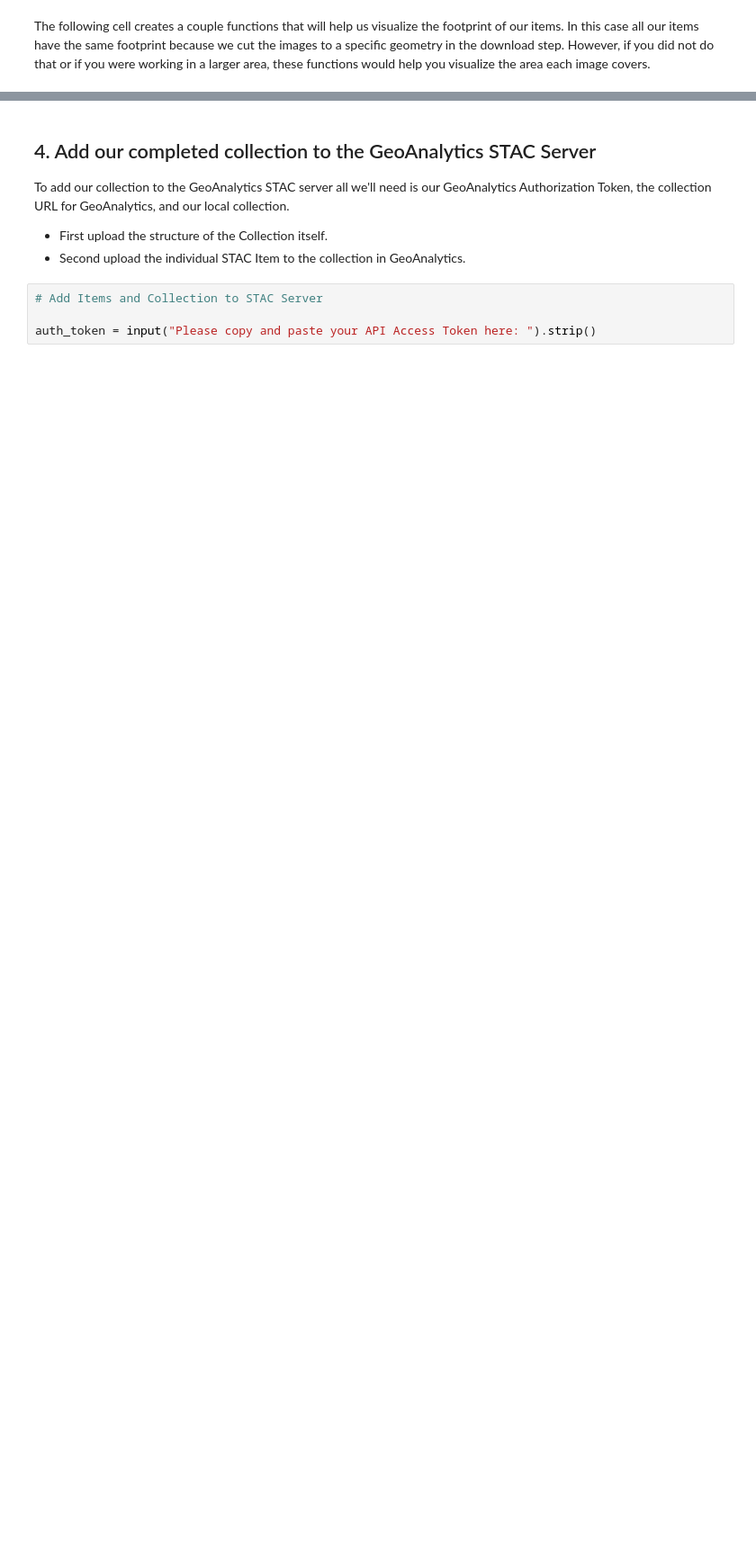
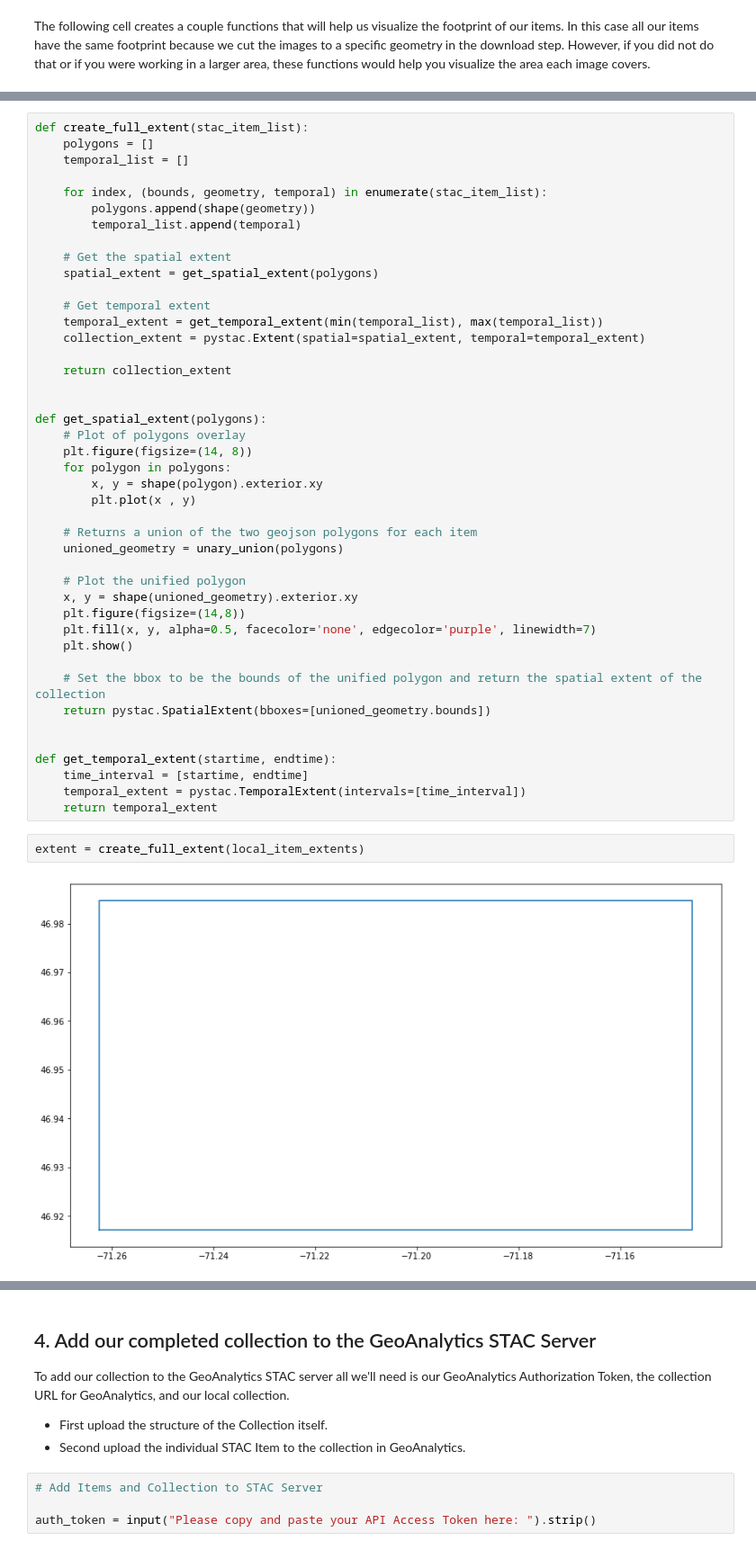
Before and after one commit to geoanalytics-ca/documentation, a Jupyter notebook: docs/3_scientific_workflows/04-add-to-stac.ipynb, the cells around one changed output, grey strips where cells are left out. Shown at 90% size. Saved outputs shown, nothing was run; the diff lists cells and outputs as text; blank space fills up the shorter version.

```diff
--- a/docs/3_scientific_workflows/04-add-to-stac.ipynb
+++ b/docs/3_scientific_workflows/04-add-to-stac.ipynb
@@ -889,0 +356,47 @@ extent = create_full_extent(dask.compute(stac_items_list)[0])
+# %%
+def create_full_extent(stac_item_list):
+    polygons = []
+    temporal_list = []
+
+    for index, (bounds, geometry, temporal) in enumerate(stac_item_list):
+        polygons.append(shape(geometry))
+        temporal_list.append(temporal)
+
+    # Get the spatial extent
+    spatial_extent = get_spatial_extent(polygons)
+
+    # Get temporal extent
+    temporal_extent = get_temporal_extent(min(temporal_list), max(temporal_list))
+    collection_extent = pystac.Extent(spatial=spatial_extent, temporal=temporal_extent)
+
+    return collection_extent
+
+
+def get_spatial_extent(polygons):
+    # Plot of polygons overlay
+    plt.figure(figsize=(14, 8))
+    for polygon in polygons:
+        x, y = shape(polygon).exterior.xy
+        plt.plot(x , y)
+
+    # Returns a union of the two geojson polygons for each item
+    unioned_geometry = unary_union(polygons)
+
+    # Plot the unified polygon
+    x, y = shape(unioned_geometry).exterior.xy
+    plt.figure(figsize=(14,8))
+    plt.fill(x, y, alpha=0.5, facecolor='none', edgecolor='purple', linewidth=7)
+    plt.show()
+
+    # Set the bbox to be the bounds of the unified polygon and return the spatial extent of the collection
+    return pystac.SpatialExtent(bboxes=[unioned_geometry.bounds])
+
+
+def get_temporal_extent(startime, endtime):
+    time_interval = [startime, endtime]
+    temporal_extent = pystac.TemporalExtent(intervals=[time_interval])
+    return temporal_extent
+# %%
+extent = create_full_extent(local_item_extents)
+# %% [output]
+[figure, added]
```
Also changed, not shown: parts of 42 cells of this notebook.
